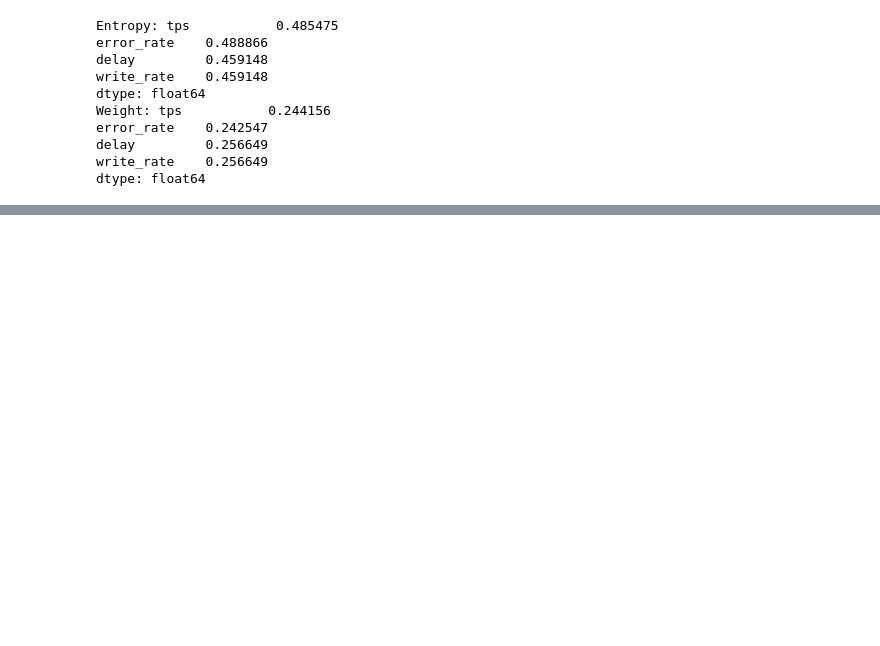
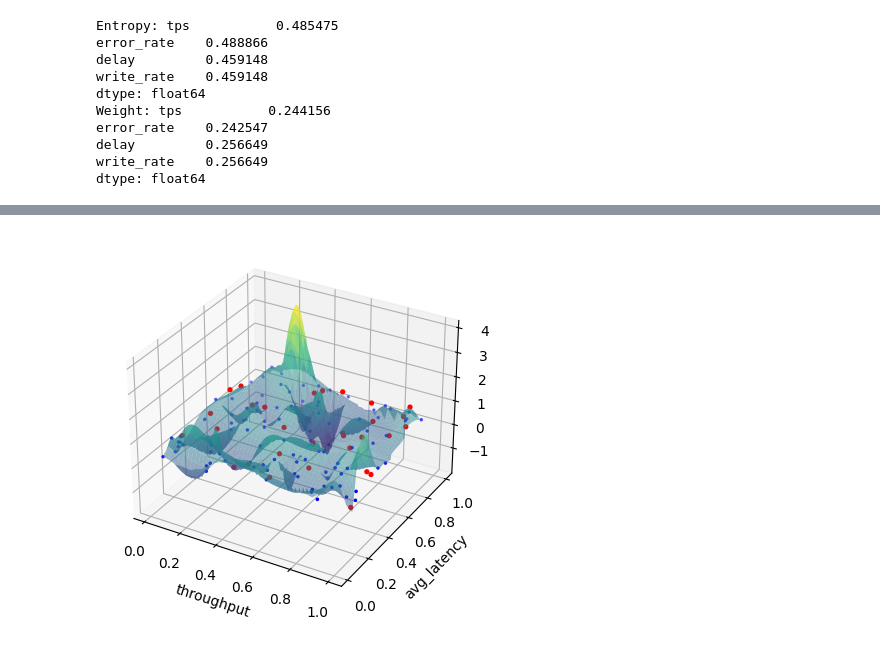
Before and after one commit to regancz/Auto-Tuning-HLF, a Jupyter notebook: Model/data_visualization.ipynb, the cells around one changed output, grey strips where cells are left out. Saved outputs shown, nothing was run; the diff lists cells and outputs as text; code cells hidden in the pictures; blank space fills up the shorter version.

```diff
--- a/Model/data_visualization.ipynb
+++ b/Model/data_visualization.ipynb
@@ -36,0 +124,42 @@ dtype: float64
+# %%
+import matplotlib.pyplot as plt
+from mpl_toolkits.mplot3d import Axes3D
+import numpy as np
+from scipy.interpolate import griddata
+
+# 假设fitness_和archive_fitness是你的数据
+
+# 生成随机数据作为示例
+fitness_ = np.random.rand(100, 3)
+archive_fitness = np.random.rand(30, 3)
+
+# 创建3D图
+fig = plt.figure()
+ax = fig.add_subplot(111, projection='3d')
+
+# 绘制点
+ax.scatter(fitness_[:, 0], fitness_[:, 1], fitness_[:, 2], s=10, c='blue', marker=".")
+ax.scatter(archive_fitness[:, 0], archive_fitness[:, 1], archive_fitness[:, 2], s=30, c='red', marker=".", alpha=1.0)
+
+# 设置坐标轴标签
+ax.set_xlabel('throughput')
+ax.set_ylabel('avg_latency')
+ax.set_zlabel('disc_write')
+
+# 对fitness_进行插值并绘制曲面
+x = fitness_[:, 0]
+y = fitness_[:, 1]
+z = fitness_[:, 2]
+
+xi = np.linspace(min(x), max(x), 100)
+yi = np.linspace(min(y), max(y), 100)
+xi, yi = np.meshgrid(xi, yi)
+
+zi = griddata((x, y), z, (xi, yi), method='cubic')  # 使用cubic插值方法进行插值
+
+# 绘制曲面
+ax.plot_surface(xi, yi, zi, cmap='viridis', alpha=0.5)  # 以较低的alpha值绘制曲面，以便看到散点
+
+plt.show()
+# %% [output]
+[figure, added]
```
Also changed, not shown: parts of 13 cells of this notebook, 31 other files.
